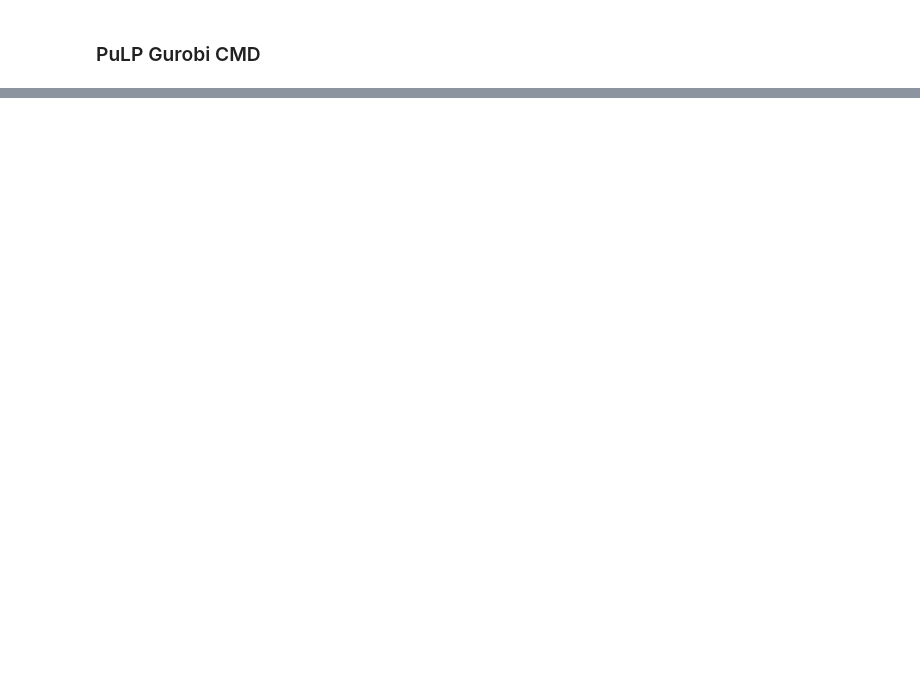
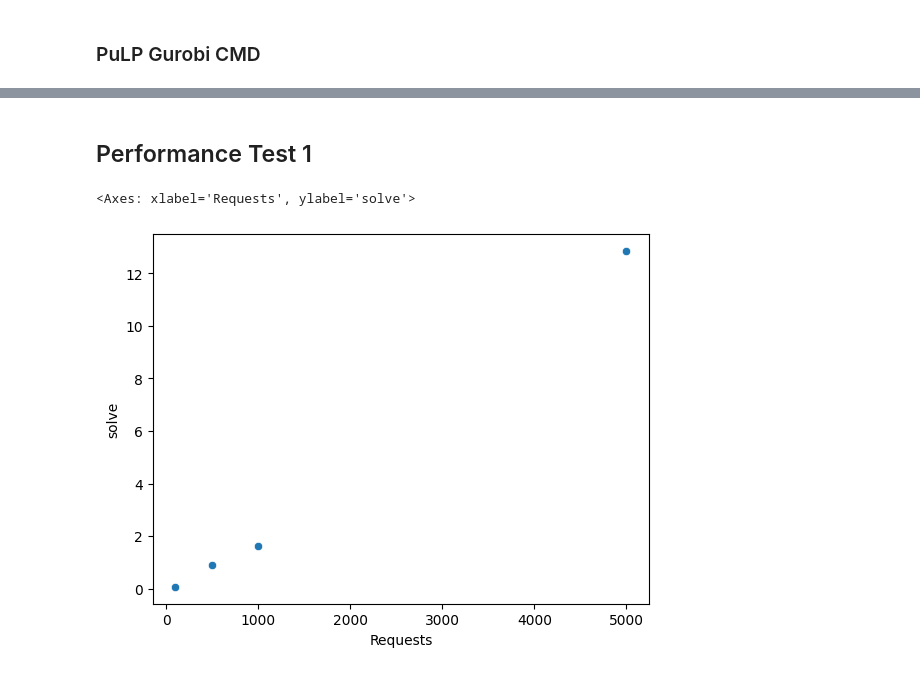
Before and after one commit to elliott-fogg/custom_scheduler, a Jupyter notebook: Performance Tests From File.ipynb, the cells around one changed output, grey strips where cells are left out. Saved outputs shown, nothing was run; the diff lists cells and outputs as text; code cells hidden in the pictures; blank space fills up the shorter version.

```diff
--- a/Performance Tests From File.ipynb
+++ b/Performance Tests From File.ipynb
@@ -275,0 +359,19 @@ performanceTest1_500Requests_9_gurobi_pulp_cmd.json
+# %%
+fname = "data/performance_output/performanceTest1"
+
+def load_data(output_folder):
+    # Load all files in folder
+    # For file:
+        # Split filename
+        # Put separate sections into column, value
+        # Add all into dataframe
+    output_list = os.listdir(output_folder)
+    output_data = []
+    for filename in output_list:
+        file_info = parse_filename(filename)
+        file_data = json.load(open(os.path.join(output_folder, filename), "r"))
+        file_data.update(file_info)
+        output_data.append(file_data)
+    return output_data
+
+pd.DataFrame(load_data(fname))
@@ -275,0 +396,10 @@ performanceTest1_500Requests_9_gurobi_pulp_cmd.json
+# %% [markdown]
+## Performance Test 1
+# %%
+datap1 = load_data("data/performance_output/performanceTest1")
+dfp1 = pd.DataFrame(datap1)
+mean_pt1 = dfp1.groupby("Requests").agg({"solve": "mean"}).reset_index()
+sns.scatterplot(mean_pt1, x="Requests", y="solve")
+# %% [output]
+<Axes: xlabel='Requests', ylabel='solve'>
+[figure, added]
```
Also changed, not shown: parts of 66 cells of this notebook, 5 other files.
